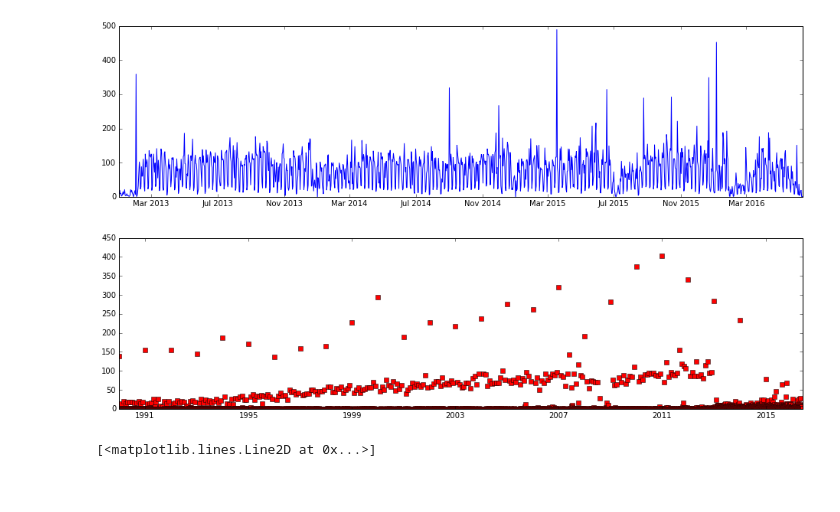
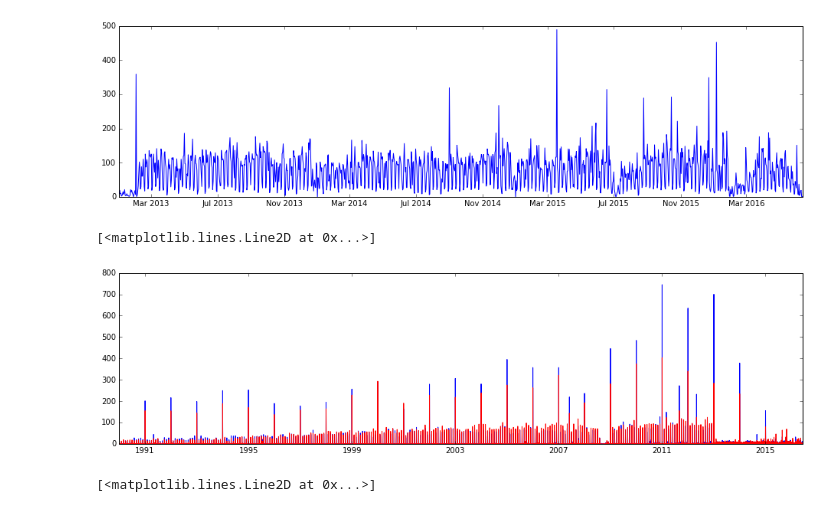
Before and after one commit to inspirehep/invenio-trends, a Jupyter notebook: research/Data.ipynb, the cells around one changed output. Drawn from its saved outputs; the diff is of its cells as text; code cells hidden in the pictures.

```diff
--- a/research/Data.ipynb
+++ b/research/Data.ipynb
@@ -92,11 +101,11 @@ plt.plot(x, y)
 # %%
 x, y = unzip(hist_data('proton', '1990-01-01', '2017-01-01'))
 x2, y2 = unzip(hist_data('neutron', '1990-01-01', '2017-01-01'))
-plt.plot(x, y, 'bo')
-plt.plot(x2, y2, 'rs')
-plt.show()
+plt.plot(x, y)
+plt.plot(x2, y2, 'r')
 # %% [output]
+[<matplotlib.lines.Line2D at 0x...>]
-[figure, old version]
+[figure, new version]
 # %%
 x, y = unzip(hist_data('higgs', '1990-01-01', '2017-01-01'))
 plt.plot(x, y)
```
Also changed, not shown: parts of 5 cells of this notebook, 2 other files.
